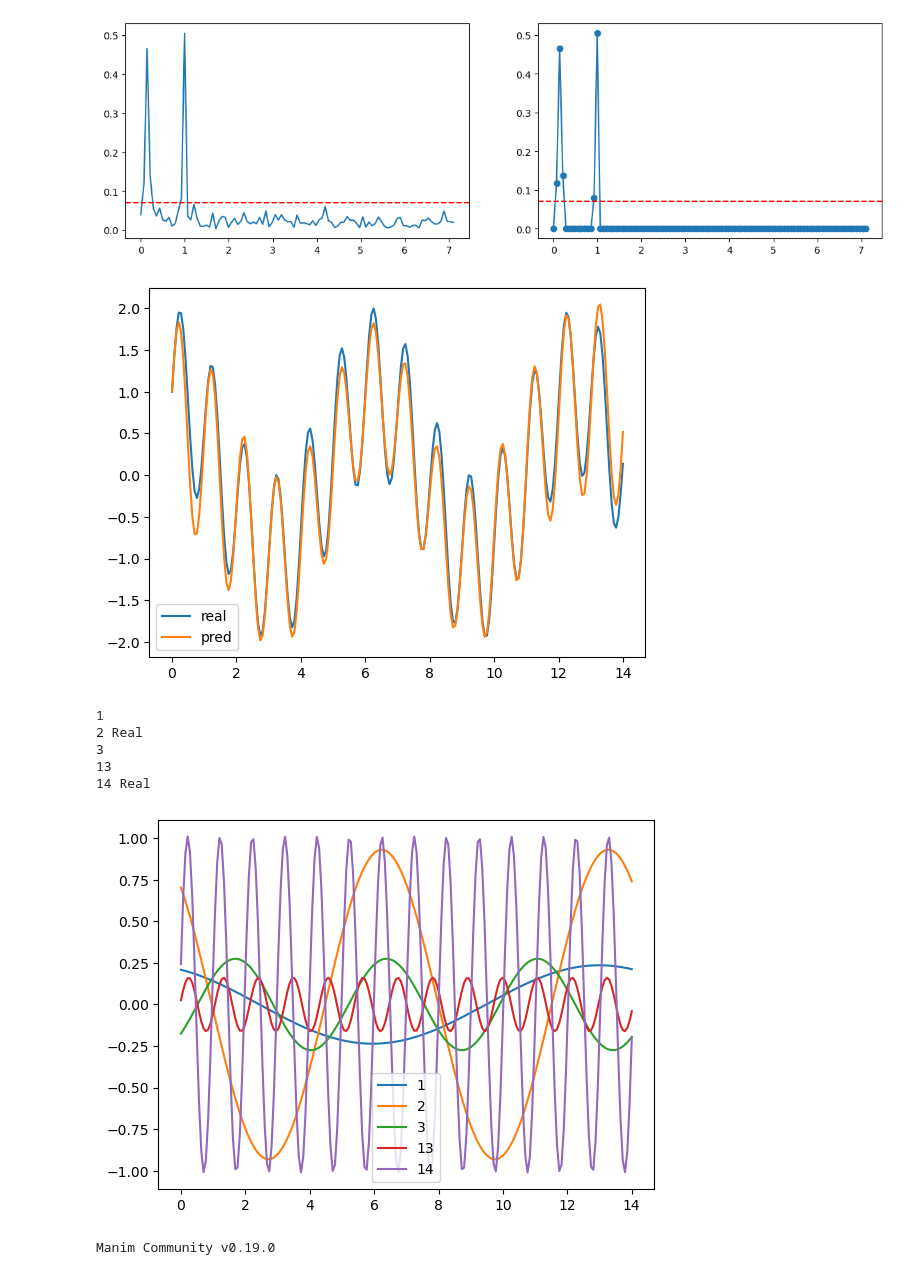
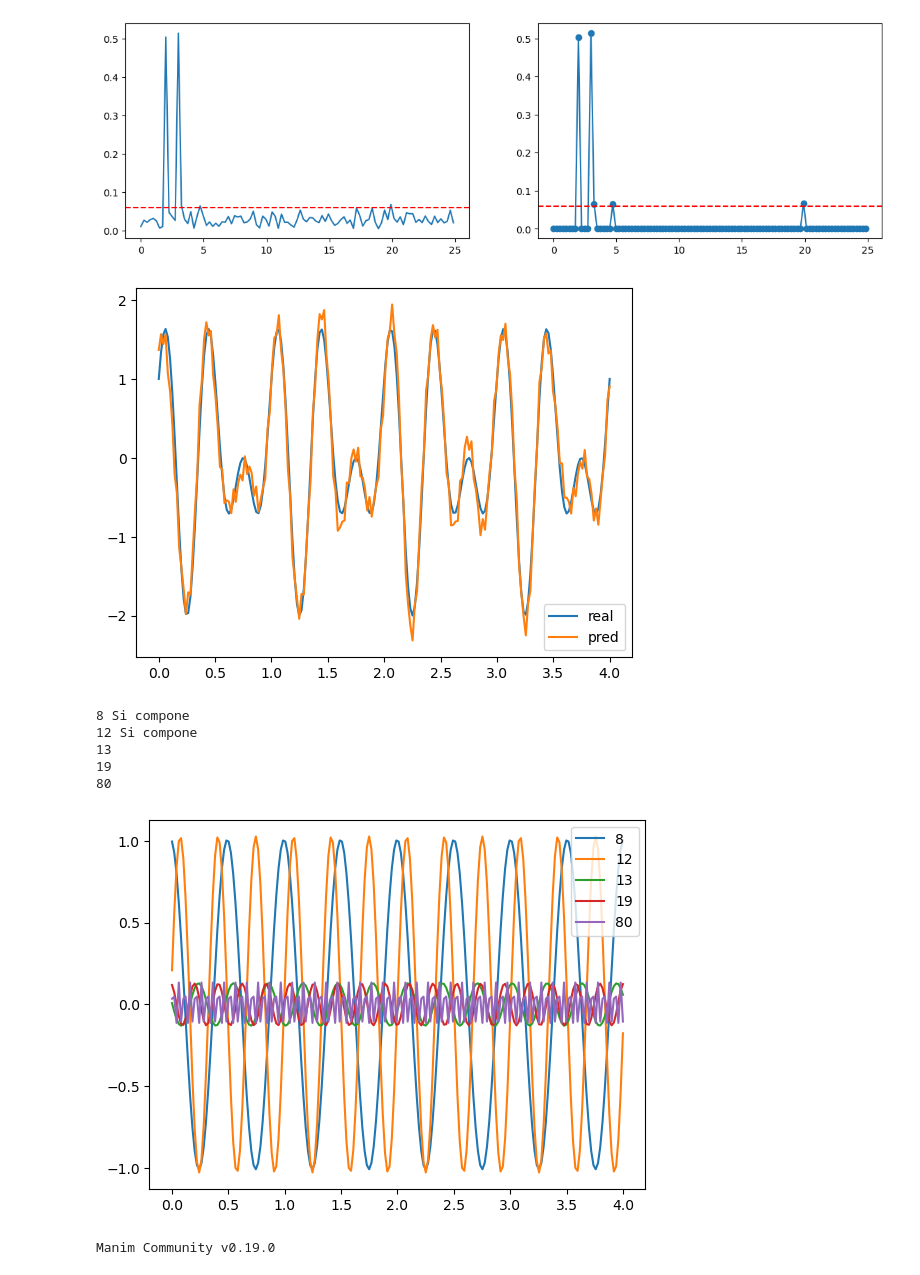
Before and after one commit to TomasGo02/fourier-cats, a Jupyter notebook: animaciones.ipynb, the cells around one changed output. Saved outputs shown, nothing was run; the diff lists cells and outputs as text; code cells hidden in the pictures.

```diff
--- a/animaciones.ipynb
+++ b/animaciones.ipynb
@@ -4,17 +4,24 @@ from matplotlib import pyplot as plt
 from manim import *
 # %%
 def func(x: np.ndarray):
-    return np.cos(x) + np.sin(2*np.pi*x)
+    freq1 = 2
+    freq2 = 3
+    return np.cos(2*np.pi * freq1 * x) + np.sin(2*np.pi * freq2 * x)
+
+def freq_calc(x: np.ndarray, frecuencia: int):
+    y = np.exp(2*np.pi * 1j * x * frecuencia)
+    return y.real, y.imag
 
 def euler(x: np.ndarray):
     y = np.exp(x * 1j)
     return y.real, y.imag
 # %%
 n = 200
-time = 14
+time = 4
+np.random.seed(2)
 X = np.linspace(0, time, n)
 Y_real = func(X)
-Y = Y_real + 0.35 * np.random.normal(0, 1, n)
+Y = Y_real + 0.4 * np.random.normal(0, 1, n)
 
 X_euler, Y_euler = euler(X)
 
@@ -29,7 +36,7 @@ ax.set_title("Funcion con ruido");
 fft = np.fft.rfft(Y) / n
 freq = np.fft.rfftfreq(n, X[1] - X[0])
 # %%
-umbral = 0.07
+umbral = 0.06
 fft_filtrado = fft * (np.abs(fft) > umbral)
 
 _, ax = plt.subplots(1, 2, figsize=(14, 4))
@@ -40,7 +47,7 @@ ax[1].scatter(freq, np.abs(fft_filtrado));
 ax[1].plot(freq, np.abs(fft_filtrado));
 ax[1].axhline(umbral, color="red", linestyle="--");
 # %% [output]
-[figure, old version]
+[figure, new version]
 # %%
 funciones = []
 for f, c in zip(freq, fft_filtrado):
@@ -56,25 +63,29 @@ plt.plot(X, Y_real, label="real")
 plt.plot(X, Y_PRED, label="pred");
 plt.legend();
 # %% [output]
-[figure, old version]
+[figure, new version]
 # %%
+funciones_elegidas = []
 for i, f in enumerate(funciones):
     if np.abs(fft_filtrado[i]) > 0.0:
         print(i, end=" ")
+        funciones_elegidas.append(funciones[i])
+
         if np.abs(fft_filtrado[i]) > 0.3:
-            print("Real")
+            print("Si compone")
         else:
             print("")
         plt.plot(X, f, label=f"{i}")
 
 plt.legend();
+# n func que si compone la funcion original
 # %% [output]
-1
-2 Real
-3
+8 Si compone
+12 Si compone
 13
-14 Real
+19
+80
-[figure, old version]
+[figure, new version]
 # %%
 %%manim -pql -v WARNING Descomposicion
 
```
Also changed, not shown: parts of 14 cells of this notebook, 4 other files.
